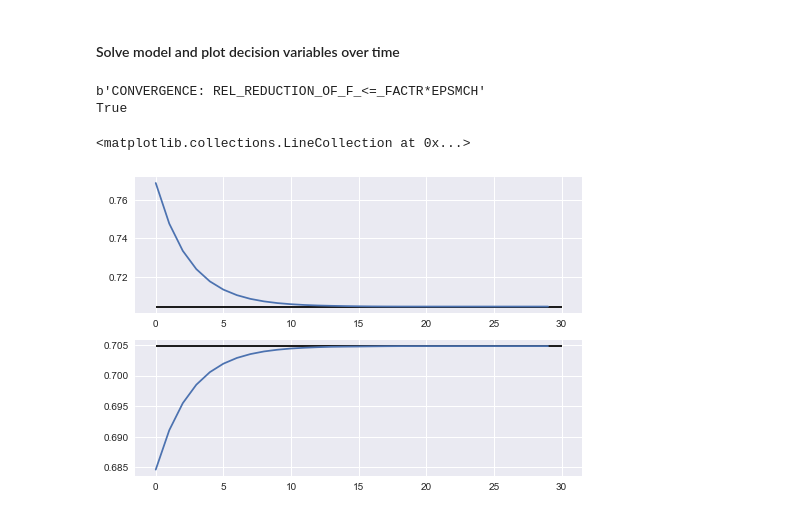
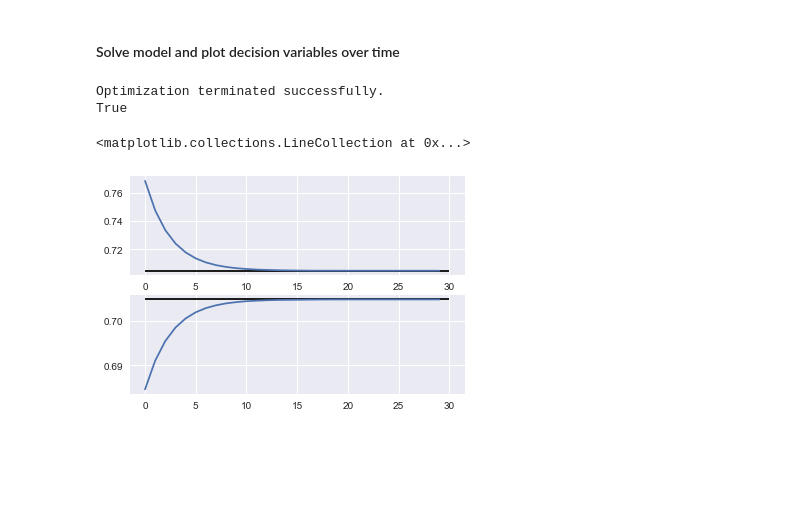
Before and after one commit to Moony2D/CME-LMU, a Jupyter notebook: Lecture5_Optimization/Lecture5_Optimization.ipynb, the cells around one changed output. Saved outputs shown, nothing was run; the diff lists cells and outputs as text; code cells hidden in the pictures; blank space fills up the shorter version.

```diff
--- a/Lecture5_Optimization/Lecture5_Optimization.ipynb
+++ b/Lecture5_Optimization/Lecture5_Optimization.ipynb
@@ -536,18 +608,18 @@ def steep(x, obj):
     gr = sm.tools.numdiff.approx_fprime(x, obj)
     p = -gr
 
-    alpha = 2
+    alpha = 1
 
-    c = 0.5
-    rho = 0.5
-    while obj(x + alpha * p) > obj(x) + c * alpha * gr.T @ p:
-        alpha = rho * alpha
-    print('alpha = {}'.format(alpha))
+#     c = 0.5
+#     rho = 0.5
+#     while obj(x + alpha * p) > obj(x) + c * alpha * gr.T @ p:
+#         alpha = rho * alpha
+#     print('alpha = {}'.format(alpha))
 
-    return alpha * (-gr)
+    return (alpha * p , alpha)
 # %%
 %%timeit -n1 -r1
 x = np.array([1.5, 2])
-x = my_opt(x, obj, steep, maxit = 10)
+x = my_opt(x, obj, steep, maxit = 10, print_dist = True)
 print("Equilibrium quantities: {}".format(np.exp(x)))
 # %% [output]
@@ -712,8 +831,8 @@ def objective(x):
     """
     Objective function: lifetime utility
     """
-    kp = x[:int(len(x)/2)]
-    h = x[int(len(x)/2):]
+    kp = np.exp( x[:int(len(x)/2)] )
+    h = np.exp( x[int(len(x)/2):] )
 
     k = np.insert(kp[:T-1], 0, k0)
 
@@ -724,30 +843,25 @@ def objective(x):
 # %%
 T = 30
 
-## set bounds
-bnds = []
-for ind in range(2 * T):
-    bnds.append((1e-12, 10000))
-
 ## set initial guess
-x0 = np.concatenate([kss * np.ones(T), hss * np.ones(T)])
+x0 = np.concatenate([np.log( kss ) * np.ones(T), np.log( hss ) * np.ones(T)])
 
 ## solve model
-res = scipy.optimize.minimize(objective, x0, method = 'L-BFGS-B', bounds = bnds, tol = 1e-12)
+res = scipy.optimize.minimize(objective, x0, method = 'BFGS', tol = 1e-6)
 print(res.message)
 print(res.success)
 x = res.x
-kp = x[:int(len(x)/2)]
-h =  x[int(len(x)/2):]
+kp2 = np.exp( x[:int(len(x)/2)] )
+h2 =  np.exp( x[int(len(x)/2):] )
 # %% [output]
-b'CONVERGENCE: REL_REDUCTION_OF_F_<=_FACTR*EPSMCH'
+Optimization terminated successfully.
 True
 # %%
 fig, ax = plt.subplots(2,1)
-ax[0].plot(kp)
-ax[1].plot(h)
+ax[0].plot(kp2)
+ax[1].plot(h2)
 ax[0].hlines(kss, 0, T)
 ax[1].hlines(hss, 0, T)
 # %% [output]
 <matplotlib.collections.LineCollection at 0x...>
-[figure, old version]
+[figure, new version]
```
Also changed, not shown: parts of 39 cells of this notebook.
